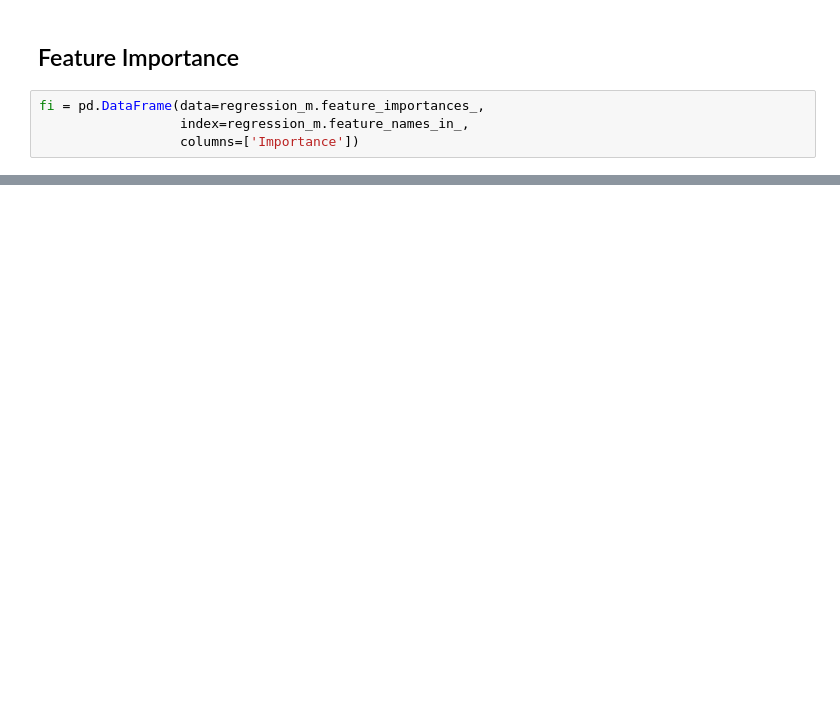
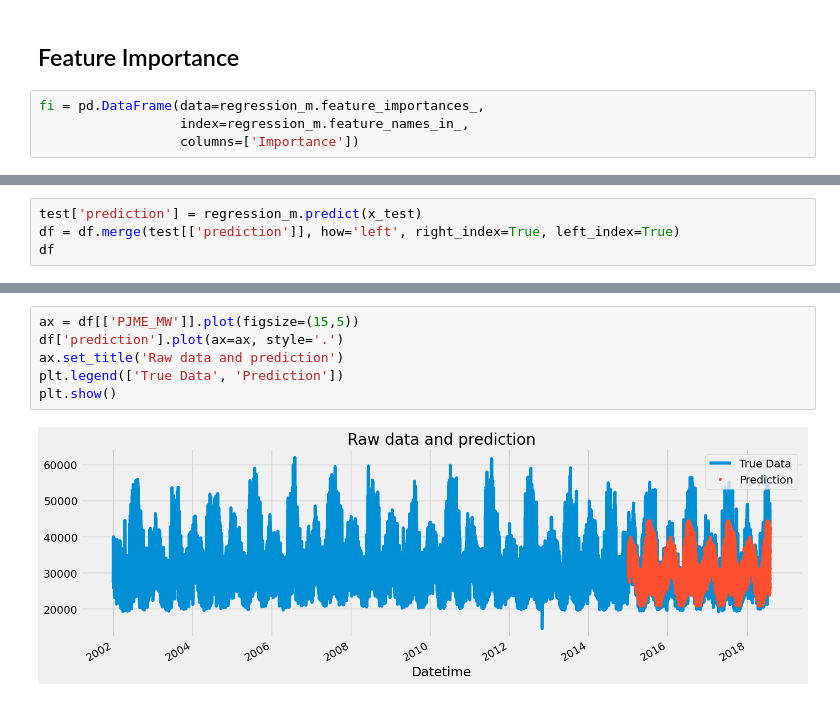
Before and after one commit to adnansherwani/Forecasting-DataModel, a Jupyter notebook: Forecasting-hourly-consumption.ipynb, the cells around one changed output, grey strips where cells are left out. Drawn from its saved outputs; the diff is of its cells as text; blank space fills up the shorter version.

```diff
--- a/Forecasting-hourly-consumption.ipynb
+++ b/Forecasting-hourly-consumption.ipynb
@@ -148,0 +147,4 @@ plt.show()
+# %%
+test['prediction'] = regression_m.predict(x_test)
+df = df.merge(test[['prediction']], how='left', right_index=True, left_index=True)
+df
@@ -148,0 +166,8 @@ plt.show()
+# %%
+ax = df[['PJME_MW']].plot(figsize=(15,5))
+df['prediction'].plot(ax=ax, style='.')
+ax.set_title('Raw data and prediction')
+plt.legend(['True Data', 'Prediction'])
+plt.show()
+# %% [output]
+[figure, added]
```
Also changed, not shown: parts of 15 cells of this notebook.
